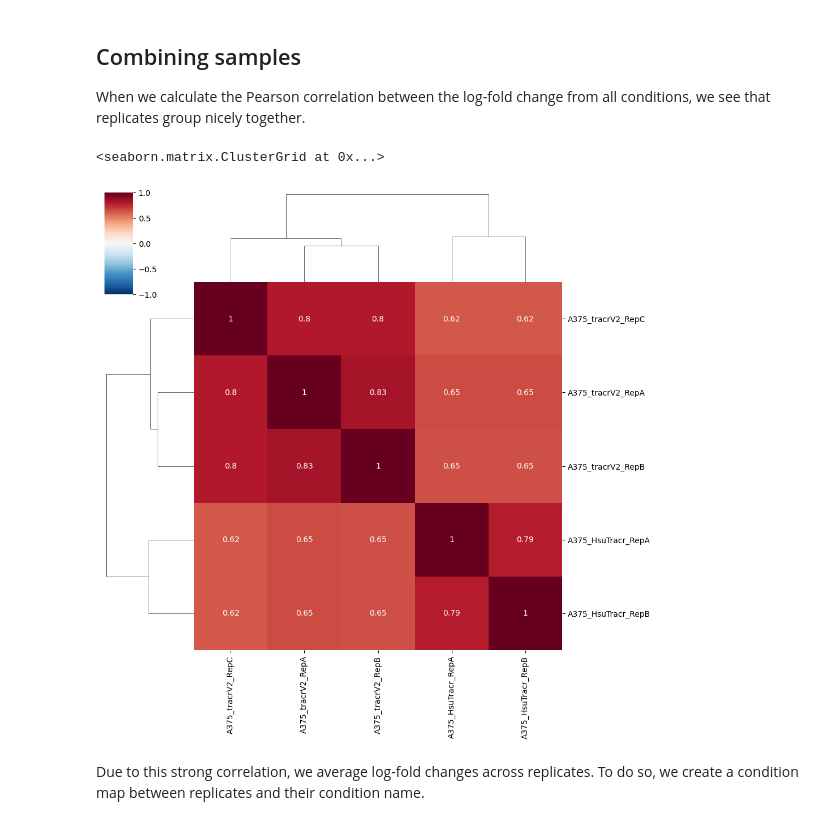
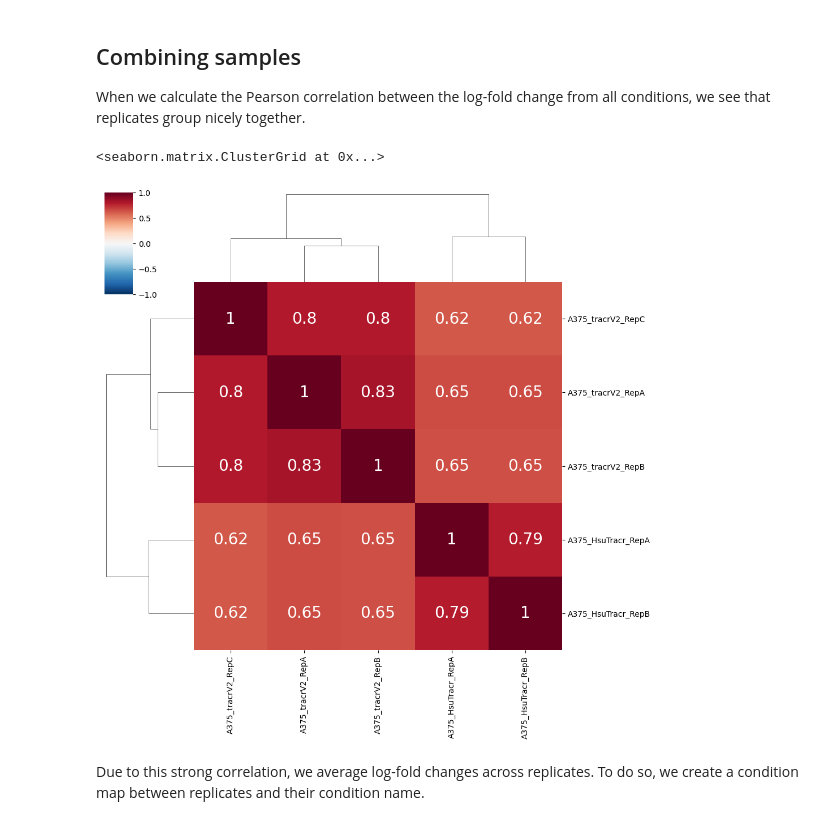
Before and after one commit to broadinstitute/computational-resources, a Jupyter notebook: 03_Screen_Analysis_with_Python/01_Standard_Screen_Analysis/Standard_Screen_Analysis.ipynb, the cells around one changed output. Saved outputs shown, nothing was run; the diff lists cells and outputs as text; code cells hidden in the pictures.

```diff
--- a/03_Screen_Analysis_with_Python/01_Standard_Screen_Analysis/Standard_Screen_Analysis.ipynb
+++ b/03_Screen_Analysis_with_Python/01_Standard_Screen_Analysis/Standard_Screen_Analysis.ipynb
@@ -208,10 +208,10 @@ When we calculate the Pearson correlation between the log-fold change from all c
 # %%
 lfc_correlations = lfc_df.corr(numeric_only=True)
 sns.clustermap(lfc_correlations, cmap='RdBu_r',
-               vmin=-1, vmax=1, annot=True)
+               vmin=-1, vmax=1, annot=True, annot_kws={"size": 20})
 # %% [output]
 <seaborn.matrix.ClusterGrid at 0x...>
-[figure, old version]
+[figure, new version]
 # %% [markdown]
 Due to this strong correlation, we average log-fold changes
 across replicates. To do so, we create a condition map between replicates and their
```
